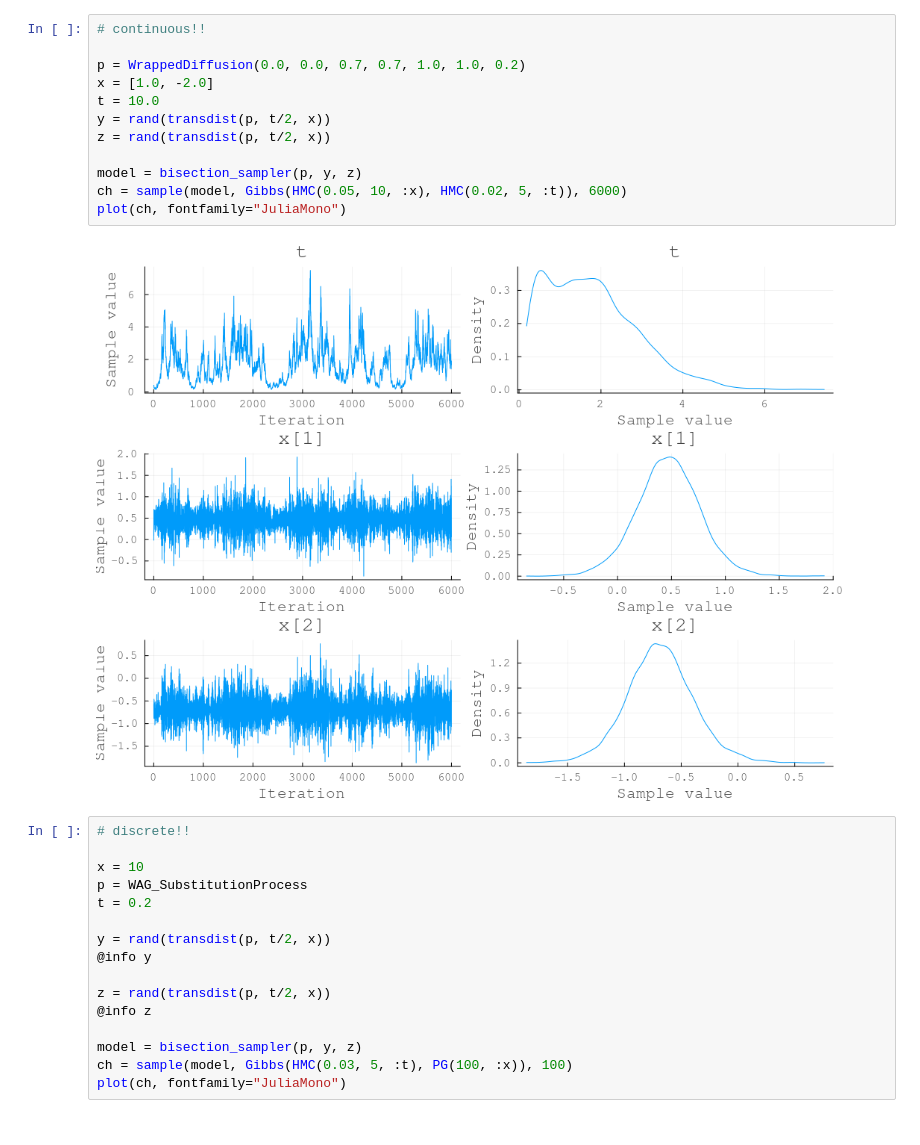
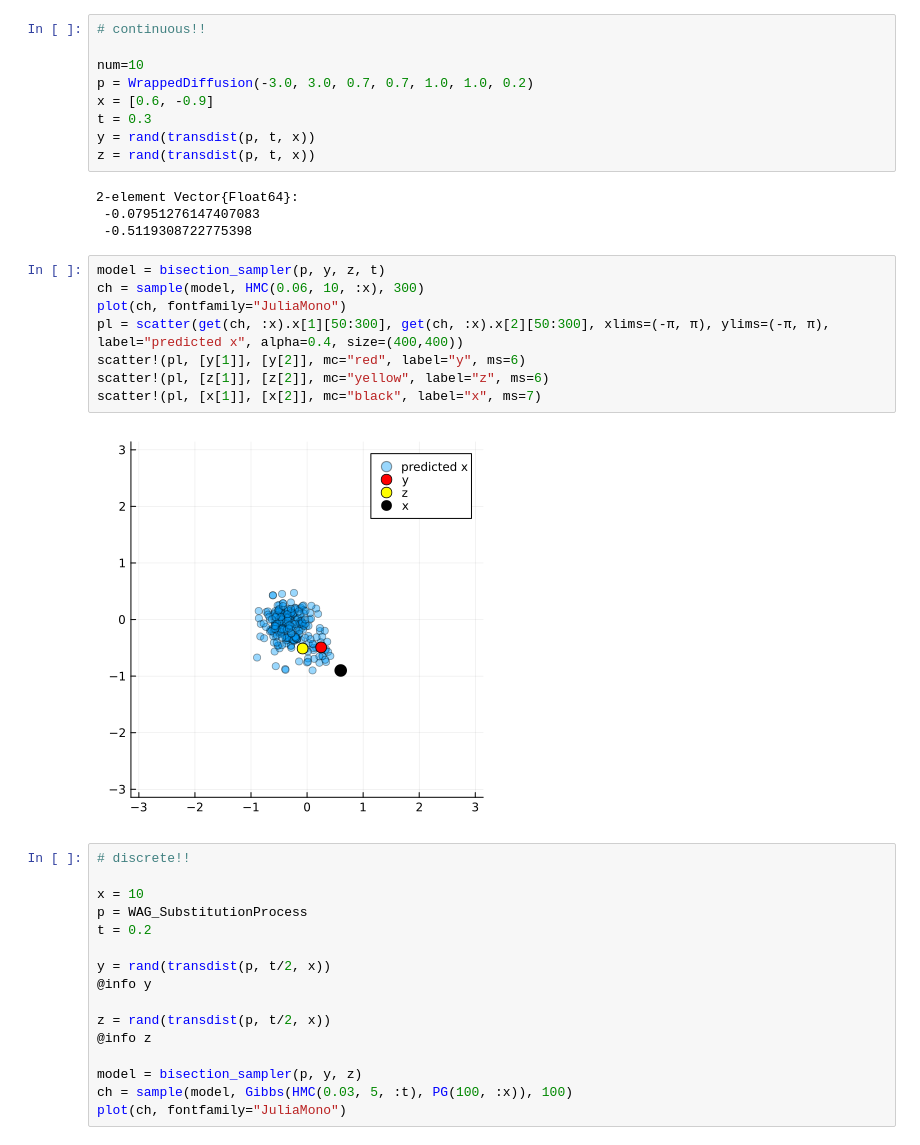
Before and after one commit to FhizZx/TorusEvol, a Jupyter notebook: Bisection.ipynb, the cells around one changed output. Drawn from its saved outputs; the diff is of its cells as text.

```diff
--- a/Bisection.ipynb
+++ b/Bisection.ipynb
@@ -22,17 +109,26 @@ bisection_sampler (generic function with 4 methods)
 # %%
 # continuous!!
 
-p = WrappedDiffusion(0.0, 0.0, 0.7, 0.7, 1.0, 1.0, 0.2)
-x = [1.0, -2.0]
-t = 10.0
-y = rand(transdist(p, t/2, x))
-z = rand(transdist(p, t/2, x))
-
-model = bisection_sampler(p, y, z)
-ch = sample(model, Gibbs(HMC(0.05, 10, :x), HMC(0.02, 5, :t)), 6000)
-plot(ch, fontfamily="JuliaMono")
+num=10
+p = WrappedDiffusion(-3.0, 3.0, 0.7, 0.7, 1.0, 1.0, 0.2)
+x = [0.6, -0.9]
+t = 0.3
+y = rand(transdist(p, t, x))
+z = rand(transdist(p, t, x))
 # %% [output]
-[figure, removed]
+2-element Vector{Float64}:
+ -0.07951276147407083
+ -0.5119308722775398
+# %%
+model = bisection_sampler(p, y, z, t)
+ch = sample(model, HMC(0.06, 10, :x), 300)
+plot(ch, fontfamily="JuliaMono")
+pl = scatter(get(ch, :x).x[1][50:300], get(ch, :x).x[2][50:300], xlims=(-π, π), ylims=(-π, π), label="predicted x", alpha=0.4, size=(400,400))
+scatter!(pl, [y[1]], [y[2]], mc="red", label="y", ms=6)
+scatter!(pl, [z[1]], [z[2]], mc="yellow", label="z", ms=6)
+scatter!(pl, [x[1]], [x[2]], mc="black", label="x", ms=7)
+# %% [output]
+[figure, added]
 # %%
 # discrete!!
 
```
Also changed, not shown: parts of 4 cells of this notebook, 12 other files.
